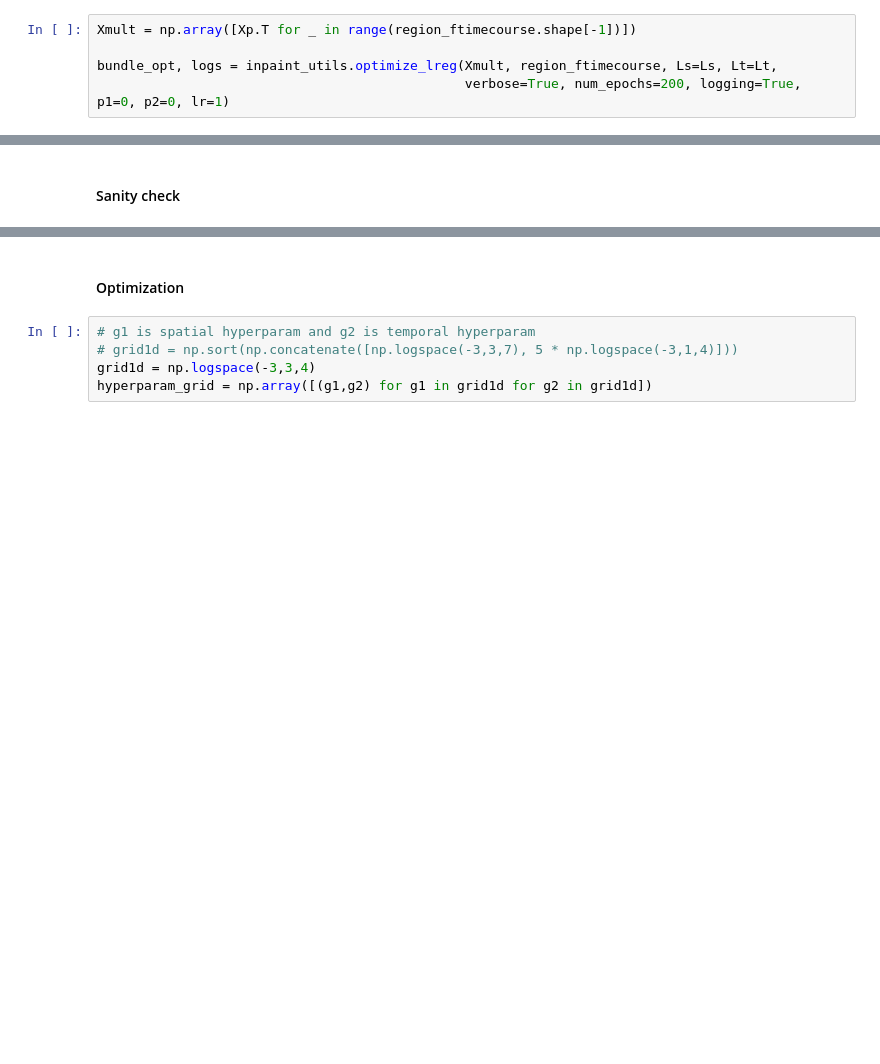
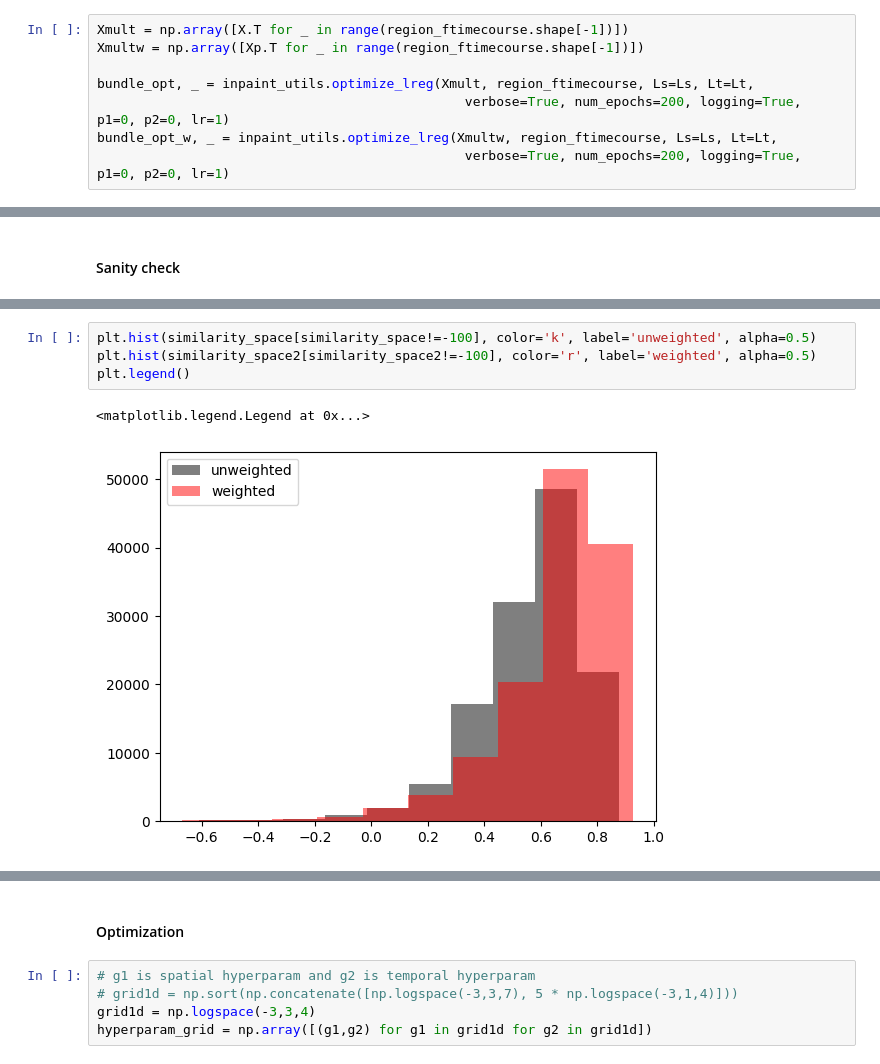
Before and after one commit to miki998/structural_wminpainting, a Jupyter notebook: notebooks/hyperparameter_optim.ipynb, the cells around one changed output, grey strips where cells are left out. Saved outputs shown, nothing was run; the diff lists cells and outputs as text; blank space fills up the shorter version.

```diff
--- a/notebooks/hyperparameter_optim.ipynb
+++ b/notebooks/hyperparameter_optim.ipynb
@@ -328,9 +328,12 @@ vdim = tmp.shape[:3]
 rest_affine = tmp.affine
 fmri_coords = load('../resources/scale1_fmri2atlas_coords_div{}.pkl'.format(int(np.ceil(thresh_subjapp))))
 # %%
-Xmult = np.array([Xp.T for _ in range(region_ftimecourse.shape[-1])])
+Xmult = np.array([X.T for _ in range(region_ftimecourse.shape[-1])])
+Xmultw = np.array([Xp.T for _ in range(region_ftimecourse.shape[-1])])
 
-bundle_opt, logs = inpaint_utils.optimize_lreg(Xmult, region_ftimecourse, Ls=Ls, Lt=Lt,
+bundle_opt, _ = inpaint_utils.optimize_lreg(Xmult, region_ftimecourse, Ls=Ls, Lt=Lt,
                                                verbose=True, num_epochs=200, logging=True, p1=0, p2=0, lr=1)
+bundle_opt_w, _ = inpaint_utils.optimize_lreg(Xmultw, region_ftimecourse, Ls=Ls, Lt=Lt,
+                                               verbose=True, num_epochs=200, logging=True, p1=0, p2=0, lr=1)
 # %% [output]
 Losses are decomposed into:
@@ -386,0 +411,7 @@ plot_utils.plot_compare_inpainting(inpaint_mods, coords_of_interest, affines, al
+# %%
+plt.hist(similarity_space[similarity_space!=-100], color='k', label='unweighted', alpha=0.5)
+plt.hist(similarity_space2[similarity_space2!=-100], color='r', label='weighted', alpha=0.5)
+plt.legend()
+# %% [output]
+<matplotlib.legend.Legend at 0x...>
+[figure, added]
```
Also changed, not shown: parts of 12 cells of this notebook, 5 other files.
